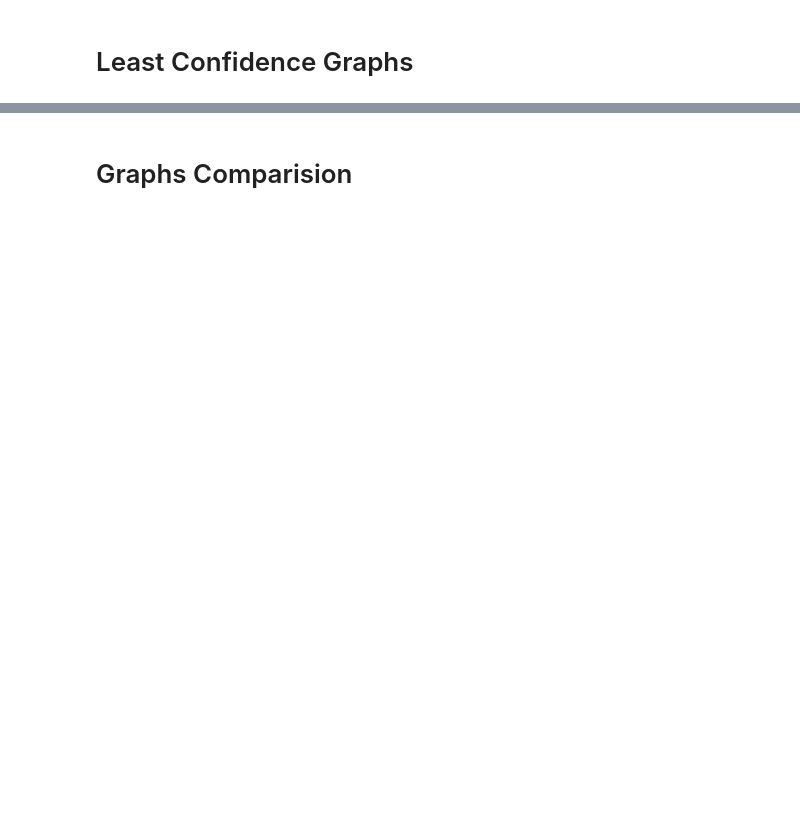
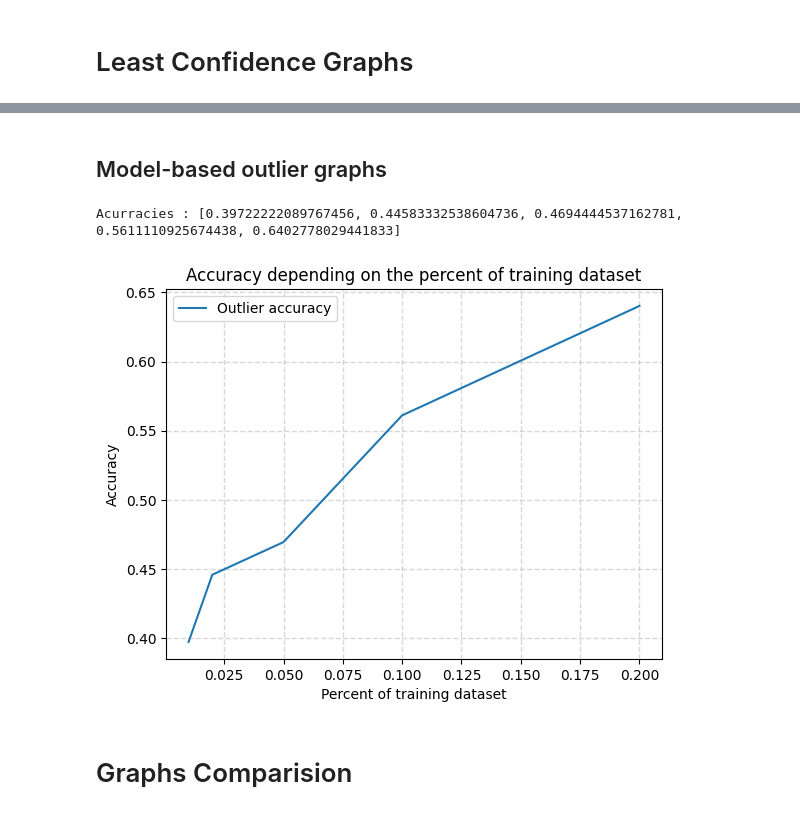
Before and after one commit to damienriandiere/ActiveLearning, a Jupyter notebook: rock_paper_scissors_test.ipynb, the cells around one changed output, grey strips where cells are left out. Saved outputs shown, nothing was run; the diff lists cells and outputs as text; code cells hidden in the pictures; blank space fills up the shorter version.

```diff
--- a/rock_paper_scissors_test.ipynb
+++ b/rock_paper_scissors_test.ipynb
@@ -462,3 +575,18 @@ Accuracies: [0.42500001192092896, 0.4402777850627899, 0.4958333373069763, 0.6319
+# %% [markdown]
+## Model-based outlier graphs
+# %%
+print("Acurracies :", outlier_accuracies)
+
+plt.plot(percentages, outlier_accuracies, label='Outlier accuracy')
+plt.xlabel('Percent of training dataset')
+plt.ylabel('Accuracy')
+plt.title('Accuracy depending on the percent of training dataset')
+plt.legend()
+plt.grid(linestyle='--', linewidth=1, alpha=0.5)
+plt.show()
+# %% [output]
+Acurracies : [0.39722222089767456, 0.44583332538604736, 0.4694444537162781, 0.5611110925674438, 0.6402778029441833]
+[figure, added]
 # %% [markdown]
 # Graphs Comparision
 # %%
```
Also changed, not shown: parts of 18 cells of this notebook.
